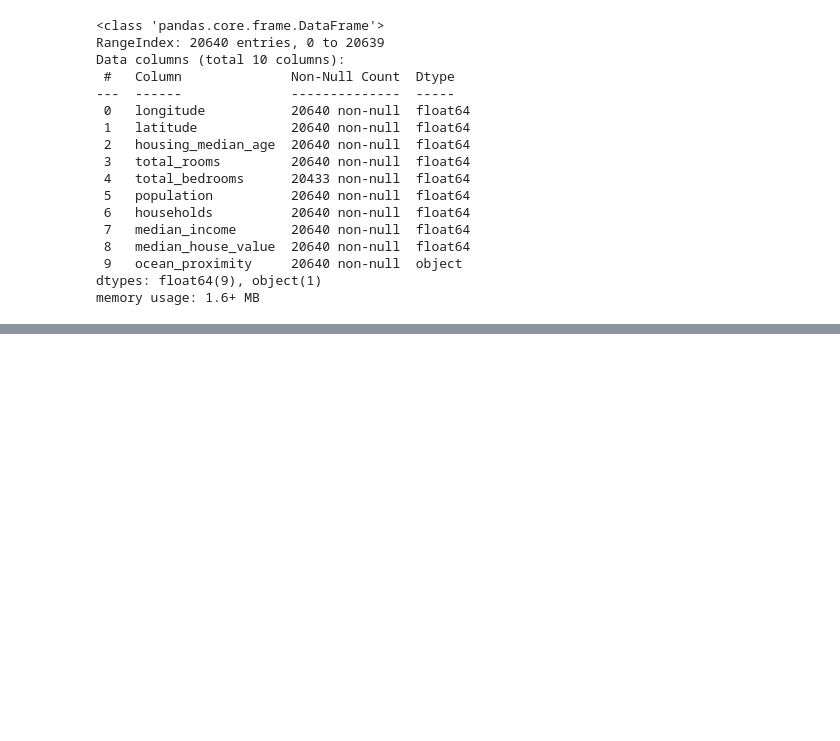
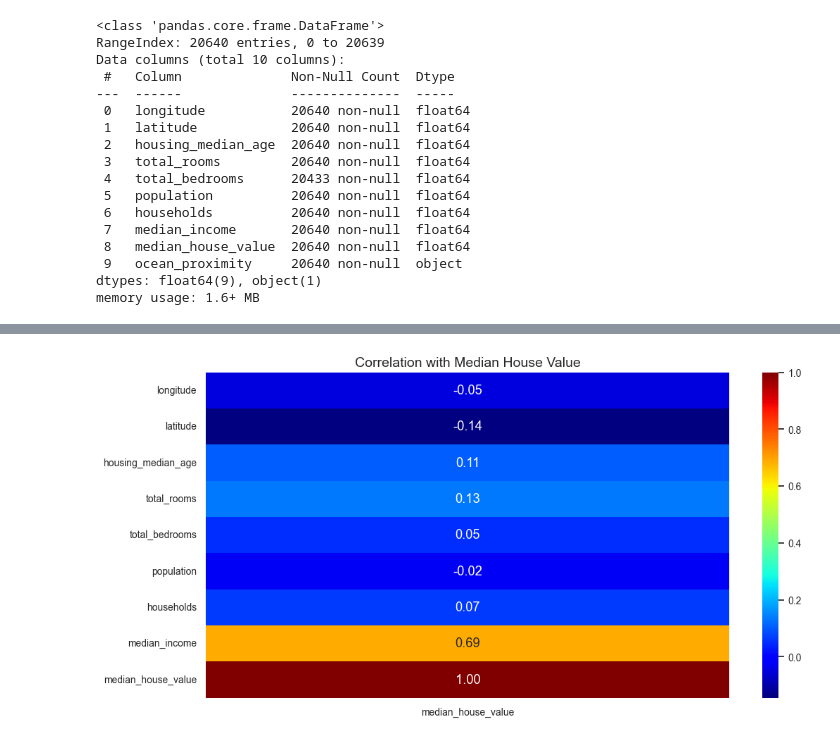
Before and after one commit to AidenHadisi/ml-journey, a Jupyter notebook: p004_california_housing_prices.ipynb, the cells around one changed output, grey strips where cells are left out. Cells and saved outputs as stored; diff of their text form; code cells hidden in the pictures; blank space fills up the shorter version.

```diff
--- a/p004_california_housing_prices.ipynb
+++ b/p004_california_housing_prices.ipynb
@@ -9,3 +11,15 @@ import seaborn as sns
+# %%
+# Set global theme and styles for matplotlib and seaborn
+sns.set_theme(style="whitegrid", palette="muted")
+sns.set_context("notebook", font_scale=1.1)
+
+# Configure matplotlib rcParams for better-looking plots
+plt.rc('figure', figsize=(12, 6), titlesize=16)
+plt.rc('axes', titlesize=14, labelsize=12, grid=True)
+plt.rc('xtick', labelsize=10)
+plt.rc('ytick', labelsize=10)
+plt.rc('legend', fontsize=10)
+plt.rc('grid', alpha=0.3)
 # %%
 path = Path(kagglehub.dataset_download("rajathiagaraj/califronia-housing"))
 df = pd.read_csv(path / "housing.csv")
@@ -66,3 +66,10 @@ df.corr(numeric_only=True).style.background_gradient(cmap='summer').format('{:.2
+# %%
+corr = df.corr(numeric_only=True)["median_house_value"]
+sns.heatmap(corr.to_frame(), annot=True, cmap="jet", fmt=".2f", )
+plt.title("Correlation with Median House Value")
+plt.show()
+# %% [output]
+[figure, added]
 # %%
 df.isna().sum()
 # %% [output]
```
Also changed, not shown: parts of 10 cells of this notebook.
